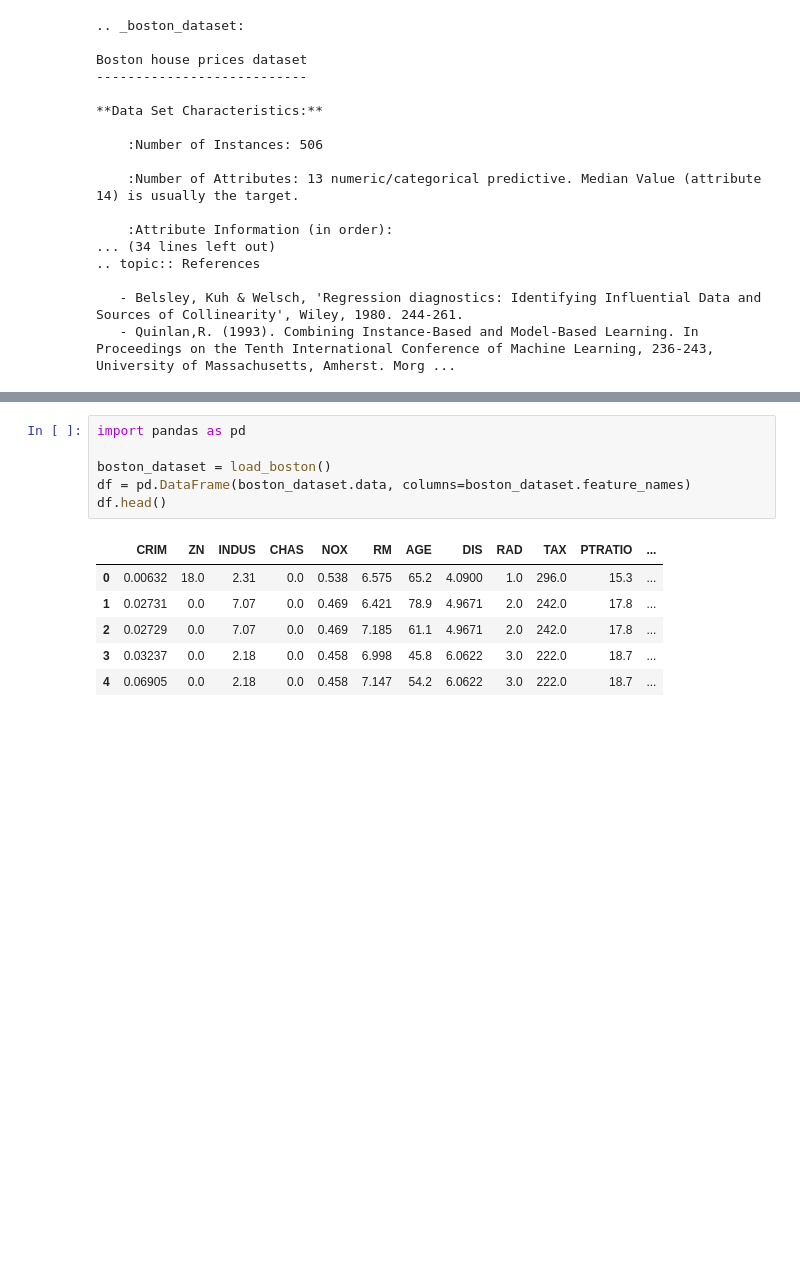
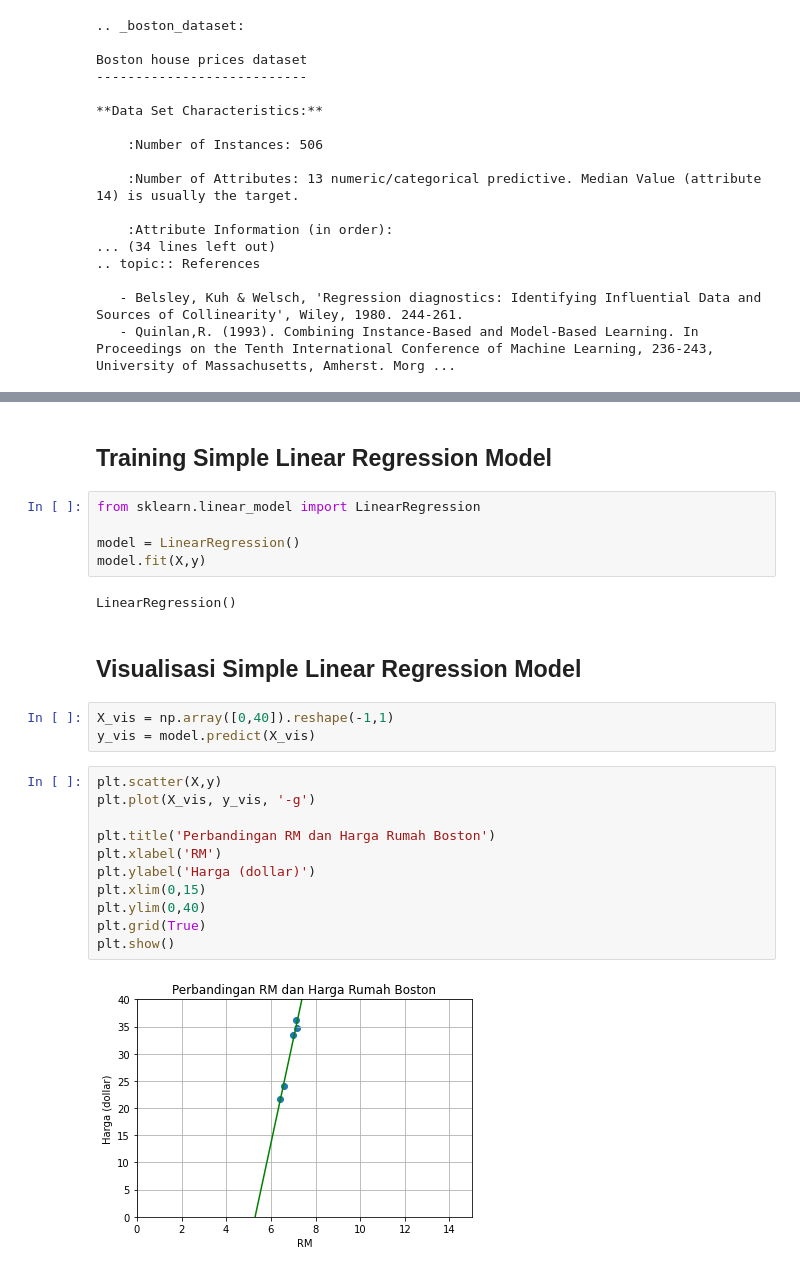
Before and after one commit to EunikeTirzaKerenhapukh/Data-Science, a Jupyter notebook: UTS Pengenalan Data Science .ipynb, the cells around one changed output, grey strips where cells are left out. Drawn from its saved outputs; the diff is of its cells as text; blank space fills up the shorter version.

```diff
--- a/UTS Pengenalan Data Science .ipynb
+++ b/UTS Pengenalan Data Science .ipynb
@@ -118,13 +194,27 @@ y test:(152,)
-# %%
-import pandas as pd
-
-boston_dataset = load_boston()
-df = pd.DataFrame(boston_dataset.data, columns=boston_dataset.feature_names)
-df.head()
-# %% [output]
-|  | CRIM | ZN | INDUS | CHAS | NOX | RM | AGE | DIS | RAD | TAX | PTRATIO | ... |
-| 0 | 0.00632 | 18.0 | 2.31 | 0.0 | 0.538 | 6.575 | 65.2 | 4.0900 | 1.0 | 296.0 | 15.3 | ... |
-| 1 | 0.02731 | 0.0 | 7.07 | 0.0 | 0.469 | 6.421 | 78.9 | 4.9671 | 2.0 | 242.0 | 17.8 | ... |
-| 2 | 0.02729 | 0.0 | 7.07 | 0.0 | 0.469 | 7.185 | 61.1 | 4.9671 | 2.0 | 242.0 | 17.8 | ... |
-| 3 | 0.03237 | 0.0 | 2.18 | 0.0 | 0.458 | 6.998 | 45.8 | 6.0622 | 3.0 | 222.0 | 18.7 | ... |
-| 4 | 0.06905 | 0.0 | 2.18 | 0.0 | 0.458 | 7.147 | 54.2 | 6.0622 | 3.0 | 222.0 | 18.7 | ... |
+# %% [markdown]
+## Training Simple Linear Regression Model
+# %%
+from sklearn.linear_model import LinearRegression
+
+model = LinearRegression()
+model.fit(X,y)
+# %% [output]
+LinearRegression()
+# %% [markdown]
+## Visualisasi Simple Linear Regression Model
+# %%
+X_vis = np.array([0,40]).reshape(-1,1)
+y_vis = model.predict(X_vis)
+# %%
+plt.scatter(X,y)
+plt.plot(X_vis, y_vis, '-g')
+
+plt.title('Perbandingan RM dan Harga Rumah Boston')
+plt.xlabel('RM')
+plt.ylabel('Harga (dollar)')
+plt.xlim(0,15)
+plt.ylim(0,40)
+plt.grid(True)
+plt.show()
+# %% [output]
+[figure, added]
```
Also changed, not shown: parts of 80 cells of this notebook.
